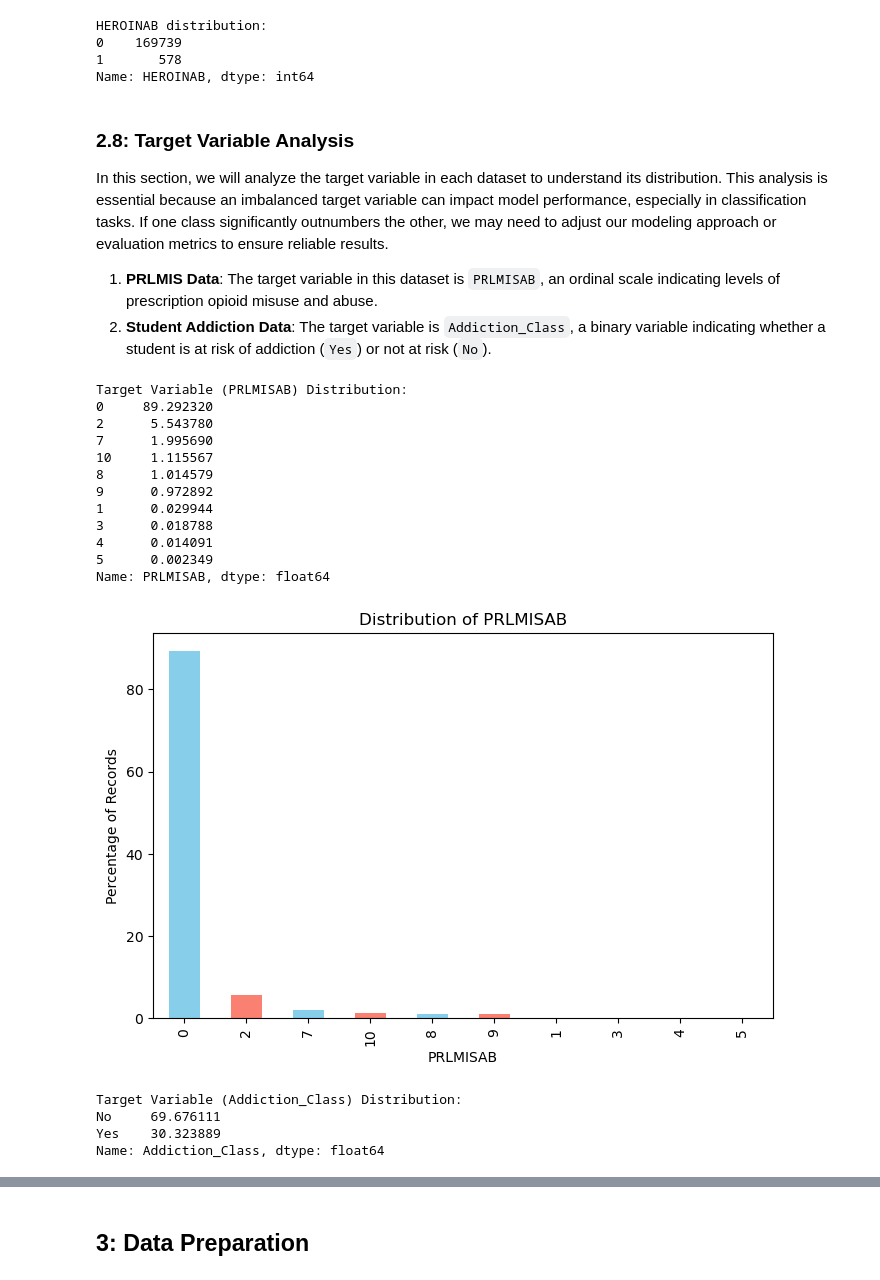
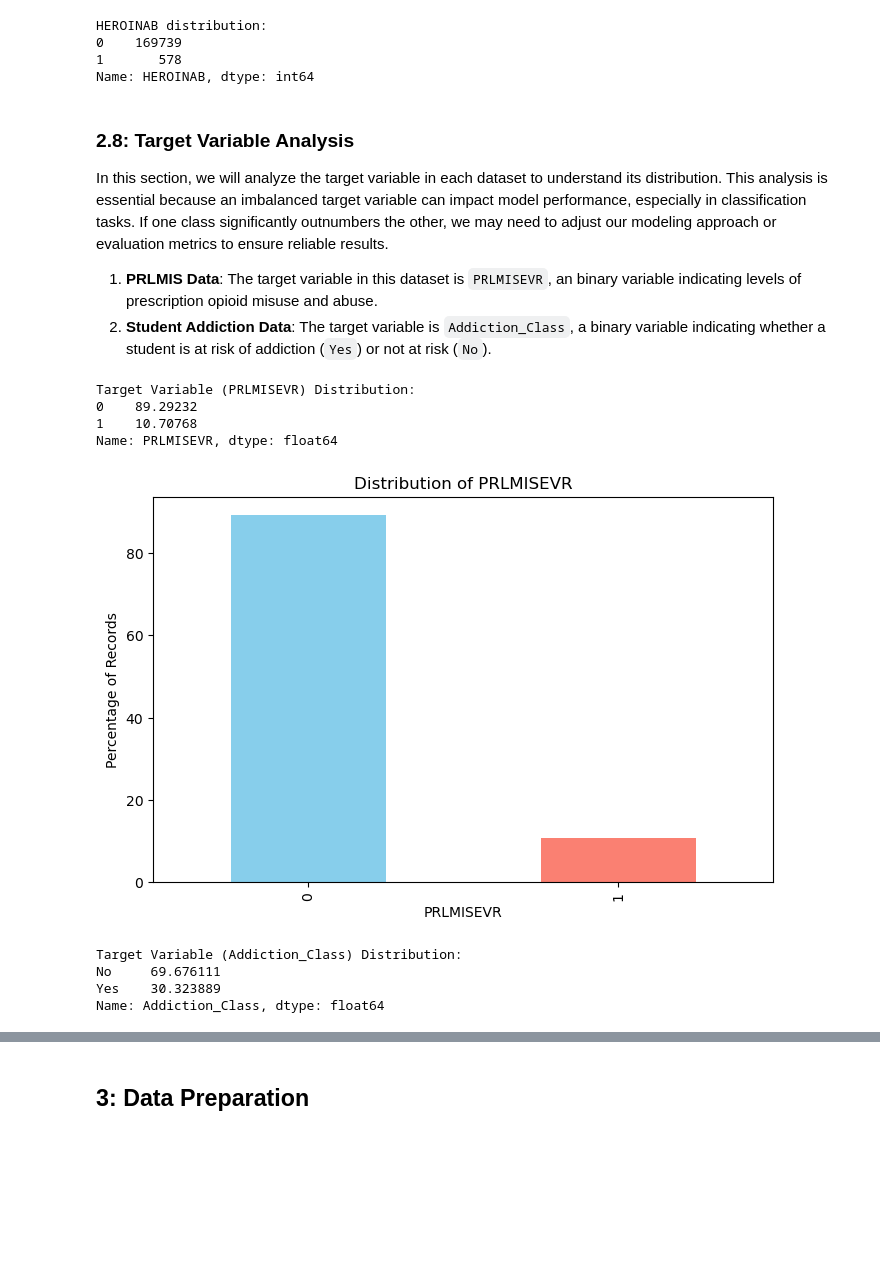
Before and after one commit to nealiyer88/Opioid_Abuse, a Jupyter notebook: opioid_abuse.ipynb, the cells around one changed output, grey strips where cells are left out. Saved outputs shown, nothing was run; the diff lists cells and outputs as text; code cells hidden in the pictures; blank space fills up the shorter version.

Commit message:
Moving onto Modeling- updated new target variable as well

```diff
--- a/opioid_abuse.ipynb
+++ b/opioid_abuse.ipynb
@@ -342,28 +386,20 @@ Name: HEROINAB, dtype: int64
 
 In this section, we will analyze the target variable in each dataset to understand its distribution. This analysis is essential because an imbalanced target variable can impact model performance, especially in classification tasks. If one class significantly outnumbers the other, we may need to adjust our modeling approach or evaluation metrics to ensure reliable results.
 
-1. **PRLMIS Data**: The target variable in this dataset is `PRLMISAB`, an ordinal scale indicating levels of prescription opioid misuse and abuse.
+1. **PRLMIS Data**: The target variable in this dataset is `PRLMISEVR`, an binary variable indicating levels of prescription opioid misuse and abuse.
 2. **Student Addiction Data**: The target variable is `Addiction_Class`, a binary variable indicating whether a student is at risk of addiction (`Yes`) or not at risk (`No`).
 # %%
 # Analyze target variable in PRLMIS Data
-target_variable_analysis(prlmis_data, target_col='PRLMISAB')
+target_variable_analysis(prlmis_data, target_col='PRLMISEVR')
 
 # Analyze target variable in Student Addiction Data (after removing missing rows)
 target_variable_analysis(student_addiction_data_cleaned, target_col='Addiction_Class')
 # %% [output]
-Target Variable (PRLMISAB) Distribution:
-0     89.292320
-2      5.543780
-7      1.995690
-10     1.115567
-8      1.014579
-9      0.972892
-1      0.029944
-3      0.018788
-4      0.014091
-5      0.002349
-Name: PRLMISAB, dtype: float64
+Target Variable (PRLMISEVR) Distribution:
+0    89.29232
+1    10.70768
+Name: PRLMISEVR, dtype: float64
-[figure, old version]
+[figure, new version]
 Target Variable (Addiction_Class) Distribution:
 No     69.676111
 Yes    30.323889
```
Also changed, not shown: parts of 15 cells of this notebook.
